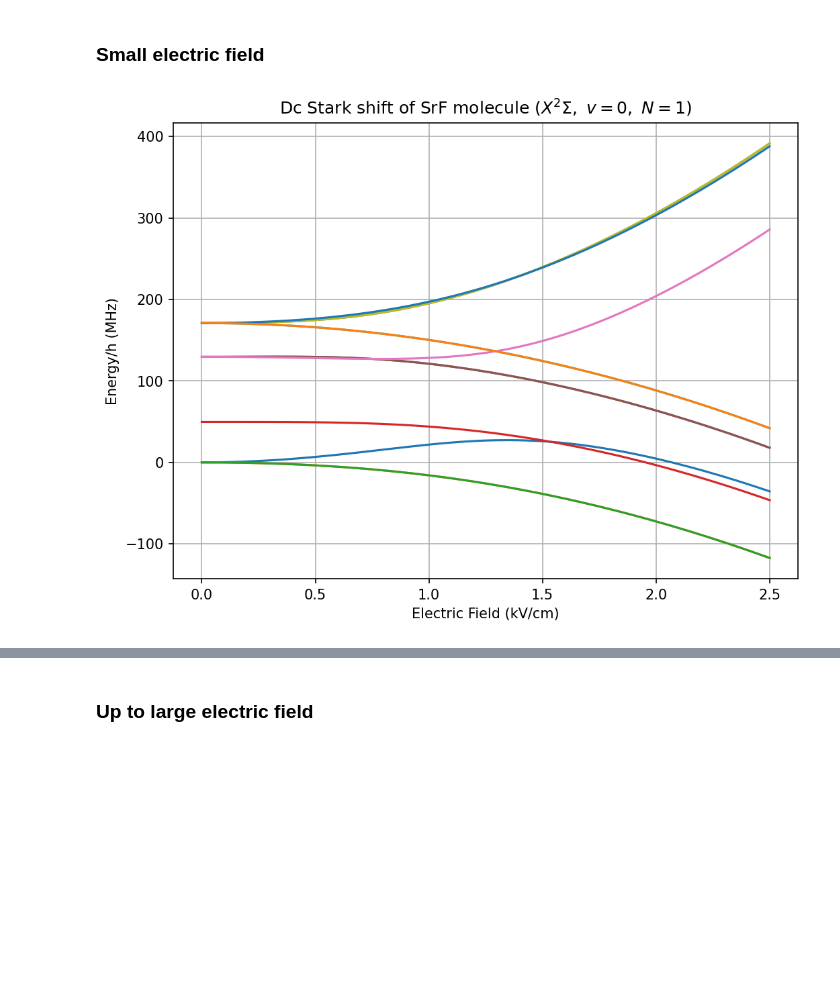
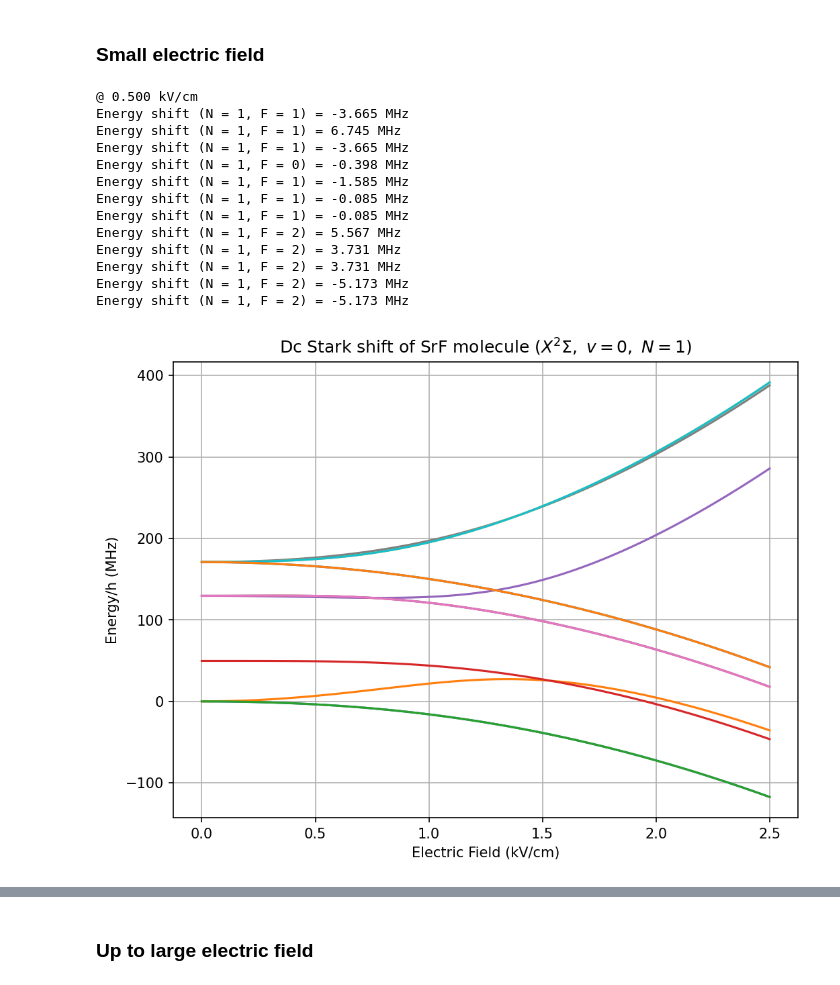
Before and after one commit to qw372/Diatomic-Py-SrF, a Jupyter notebook: examples/example_stark_dc.ipynb, the cells around one changed output, grey strips where cells are left out. Drawn from its saved outputs; the diff is of its cells as text; code cells hidden in the pictures; blank space fills up the shorter version.

```diff
--- a/examples/example_stark_dc.ipynb
+++ b/examples/example_stark_dc.ipynb
@@ -19,26 +19,49 @@ from diatomic import hyperfine_hamiltonian_no_field, Stark_dc_hamiltonian, SrFCo
 # %%
 Nmax = 6 # Electric field mixes rotational levels, so we need to include up to sufficiently high Nmax to converge the result
 H0 = hyperfine_hamiltonian_no_field(Nmax, SrFConstants) # generate field-free hamiltonian
 Hdc = Stark_dc_hamiltonian(Nmax, SrFConstants, Efield=np.array([0, 0, 1])) # generate dc Stark hamiltonian for unit electric field
 
 Ez_list = np.linspace(0, 2.5, 100)
 energies_list = np.empty((len(Ez_list), H0.shape[0]), dtype=np.complex_)
 states_list = np.empty((len(Ez_list), H0.shape[0], H0.shape[0]), dtype=np.complex_)
 for i, Ez in enumerate(Ez_list):
     H = H0 + Hdc * Ez
     energies, states = eigh(H)
     energies_list[i] = energies/1e6
     states_list[i] = states
 
 energies_list, states_list = sort_eigenstates(energies_list, states_list)
 
+E_field = 0.5 # kV/cm
+assert E_field >= Ez_list[0] and E_field <= Ez_list[-1] # assert E_field is within range of Ez_list
+F_list = [1]*3 + [0] + [1]*3 + [2]*5 # F quantm number for each state
+N_list = [1]*12 # N quantm number for each state
+print("@ {:.3f} kV/cm".format(E_field))
+for i in range(4, 16):
+    shift = np.interp(E_field, Ez_list, energies_list[:, i])
+    shift -= energies_list[0, i]
+    print("Energy shift (N = {:d}, F = {:d}) = {:.3f} MHz".format(N_list[i-4], F_list[i-4], np.real(shift)))
+
 plt.figure(figsize=(8, 6), dpi=150)
 plt.plot(Ez_list, np.real(energies_list[:, 4:16]-energies_list[0, 4])) # plot N=1 states w/ offset removed
 
 plt.ylabel("Energy/h (MHz)")
 plt.xlabel("Electric Field (kV/cm)")
 plt.title("Dc Stark shift of SrF molecule ($X^2\Sigma,\ v=0,\ N=1$)")
 plt.grid()
 plt.show()
 # %% [output]
+@ 0.500 kV/cm
+Energy shift (N = 1, F = 1) = -3.665 MHz
+Energy shift (N = 1, F = 1) = 6.745 MHz
+Energy shift (N = 1, F = 1) = -3.665 MHz
+Energy shift (N = 1, F = 0) = -0.398 MHz
+Energy shift (N = 1, F = 1) = -1.585 MHz
+Energy shift (N = 1, F = 1) = -0.085 MHz
+Energy shift (N = 1, F = 1) = -0.085 MHz
+Energy shift (N = 1, F = 2) = 5.567 MHz
+Energy shift (N = 1, F = 2) = 3.731 MHz
+Energy shift (N = 1, F = 2) = 3.731 MHz
+Energy shift (N = 1, F = 2) = -5.173 MHz
+Energy shift (N = 1, F = 2) = -5.173 MHz
-[figure, old version]
+[figure, new version]
```
Also changed, not shown: parts of 4 cells of this notebook.
